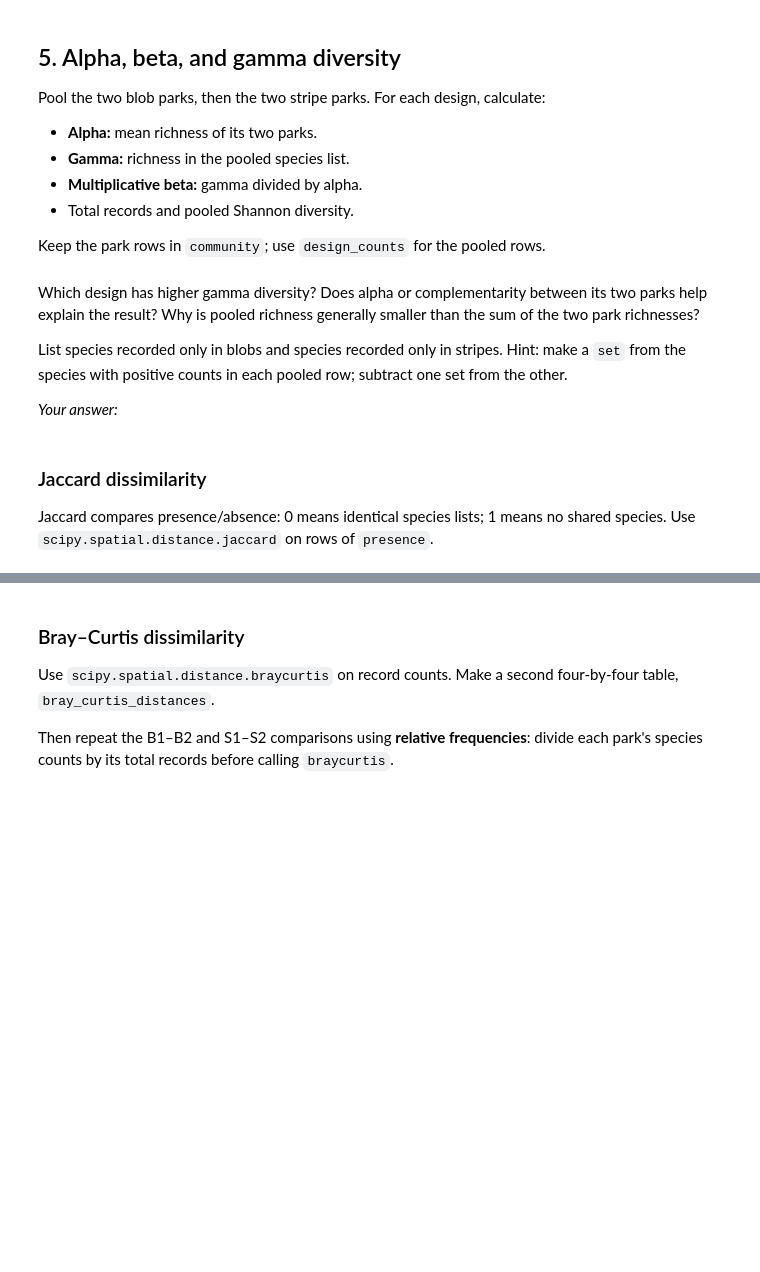
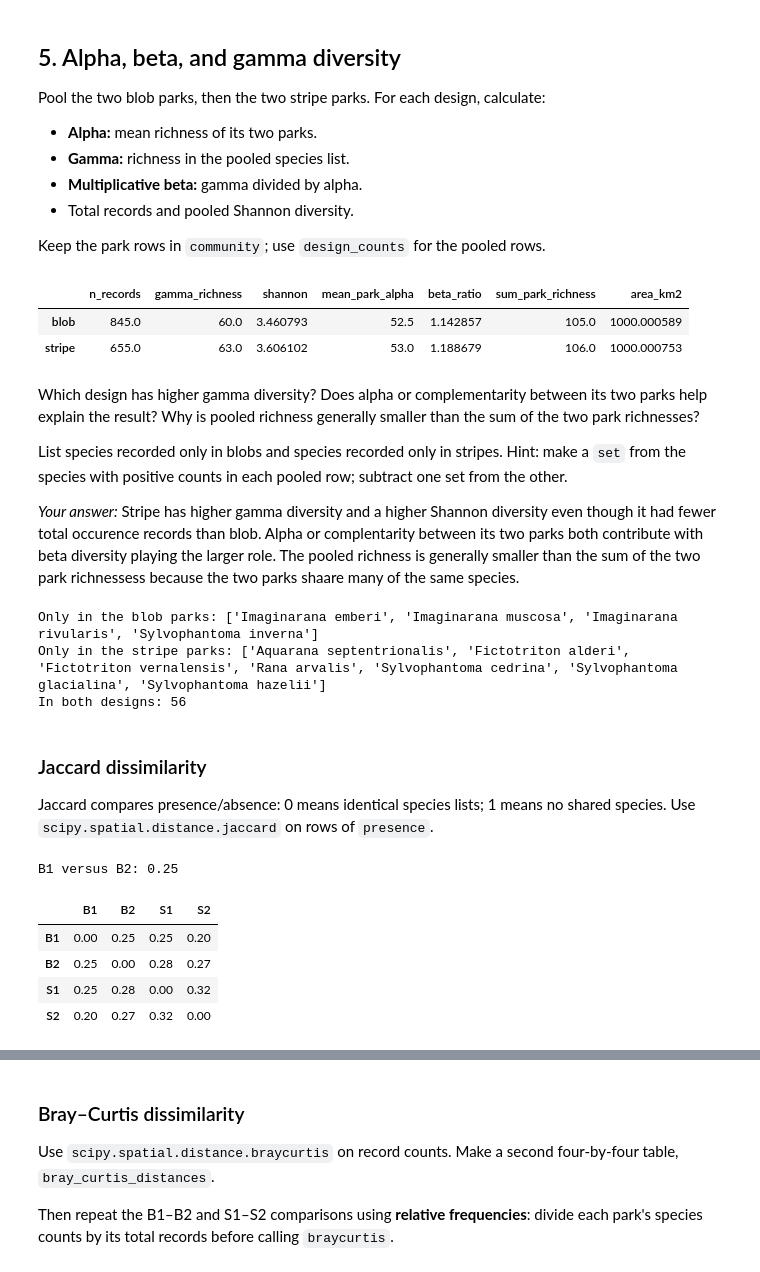
Before and after one commit to meganklutts/BIO597-SpatialBiodiversity, a Jupyter notebook: docs/assignments/Assignment-10-SpatialCommunityComposition.ipynb, the cells around one changed output, grey strips where cells are left out. Drawn from its saved outputs; the diff is of its cells as text; code cells hidden in the pictures; blank space fills up the shorter version.

```diff
--- a/docs/assignments/Assignment-10-SpatialCommunityComposition.ipynb
+++ b/docs/assignments/Assignment-10-SpatialCommunityComposition.ipynb
@@ -142,6 +246,30 @@ for design in designs:
 # Rename its richness column to gamma_richness.
 # For each design, find its two rows in park_metrics.
 # Calculate mean_park_alpha and beta_ratio, then display design_metrics.
+
+strategies = ["blob", "stripe"]
+strategy_counts = pd.DataFrame(
+    index=strategies, columns=community.columns, dtype=float
+)
+for strategy in strategies:
+    park_ids = parks[parks.scenario == strategy].index
+    strategy_counts.loc[strategy] = community.loc[park_ids].sum()
+
+strategy_metrics = diversity(strategy_counts)
+strategy_metrics = strategy_metrics.rename(columns={"richness": "gamma_richness"})
+for strategy in strategies:
+    local_parks = park_metrics[park_metrics.scenario == strategy]
+    alpha = local_parks.richness.mean()
+    gamma = strategy_metrics.loc[strategy, "gamma_richness"]
+    strategy_metrics.loc[strategy, "mean_park_alpha"] = alpha
+    strategy_metrics.loc[strategy, "beta_ratio"] = gamma / alpha
+    strategy_metrics.loc[strategy, "sum_park_richness"] = local_parks.richness.sum()
+    strategy_metrics.loc[strategy, "area_km2"] = parks[parks.scenario == strategy].measured_km2.sum()
+display(strategy_metrics)
+# %% [output]
+|  | n_records | gamma_richness | shannon | mean_park_alpha | beta_ratio | sum_park_richness | area_km2 |
+| blob | 845.0 | 60.0 | 3.460793 | 52.5 | 1.142857 | 105.0 | 1000.000589 |
+| stripe | 655.0 | 63.0 | 3.606102 | 53.0 | 1.188679 | 106.0 | 1000.000753 |
 # %% [markdown]
 Which design has higher gamma diversity? Does alpha or complementarity between
 its two parks help explain the result? Why is pooled richness generally smaller
@@ -151,10 +279,24 @@ List species recorded only in blobs and species recorded only in stripes.
 Hint: make a `set` from the species with positive counts in each pooled row;
 subtract one set from the other.
 
-*Your answer:*
+*Your answer:* Stripe has higher gamma diversity and a higher Shannon diversity even though it had fewer total occurence records than blob. Alpha or complentarity between its two parks both contribute with beta diversity playing the larger role. The pooled richness is generally smaller than the sum of the two park richnessess because the two parks shaare many of the same species.
 # %%
 # Make blob_species and stripe_species from design_counts.
 # Print species unique to each design.
+
+blob_counts = design_counts.loc["blob"]
+stripe_counts = design_counts.loc["stripe"]
+
+blob_species = set(blob_counts[blob_counts > 0].index)
+stripe_species = set(stripe_counts[stripe_counts > 0].index)
+
+print("Only in the blob parks:", sorted(blob_species - stripe_species))
+print("Only in the stripe parks:", sorted(stripe_species - blob_species))
+print("In both designs:", len(blob_species & stripe_species))
+# %% [output]
+Only in the blob parks: ['Imaginarana emberi', 'Imaginarana muscosa', 'Imaginarana rivularis', 'Sylvophantoma inverna']
+Only in the stripe parks: ['Aquarana septentrionalis', 'Fictotriton alderi', 'Fictotriton vernalensis', 'Rana arvalis', 'Sylvophantoma cedrina', 'Sylvophantoma glacialina', 'Sylvophantoma hazelii']
+In both designs: 56
 # %% [markdown]
 ### Jaccard dissimilarity
 
@@ -163,9 +305,26 @@ shared species. Use `scipy.spatial.distance.jaccard` on rows of `presence`.
 # %%
 print("B1 versus B2:", jaccard(presence.loc["B1"], presence.loc["B2"]))
 
 # Build jaccard_distances, a four-by-four table, as in Lab10.
 # Use nested loops over park_order and jaccard(presence.loc[a], presence.loc[b]).
 # Display the table.
+
+jaccard_distances = pd.DataFrame(index=park_order, columns=park_order, dtype=float)
+
+for park_a in park_order:
+    for park_b in park_order:
+        jaccard_distances.loc[park_a, park_b] = jaccard(
+            presence.loc[park_a], presence.loc[park_b]
+        )
+
+display(jaccard_distances.round(2))
+# %% [output]
+B1 versus B2: 0.25
+|  | B1 | B2 | S1 | S2 |
+| B1 | 0.00 | 0.25 | 0.25 | 0.20 |
+| B2 | 0.25 | 0.00 | 0.28 | 0.27 |
+| S1 | 0.25 | 0.28 | 0.00 | 0.32 |
+| S2 | 0.20 | 0.27 | 0.32 | 0.00 |
 # %% [markdown]
 Compare B1–B2 with S1–S2. Which design's two parks have more different species
 lists? Does that agree with the beta ratios? Explain why Jaccard alone cannot
```
Also changed, not shown: parts of 17 cells of this notebook.
